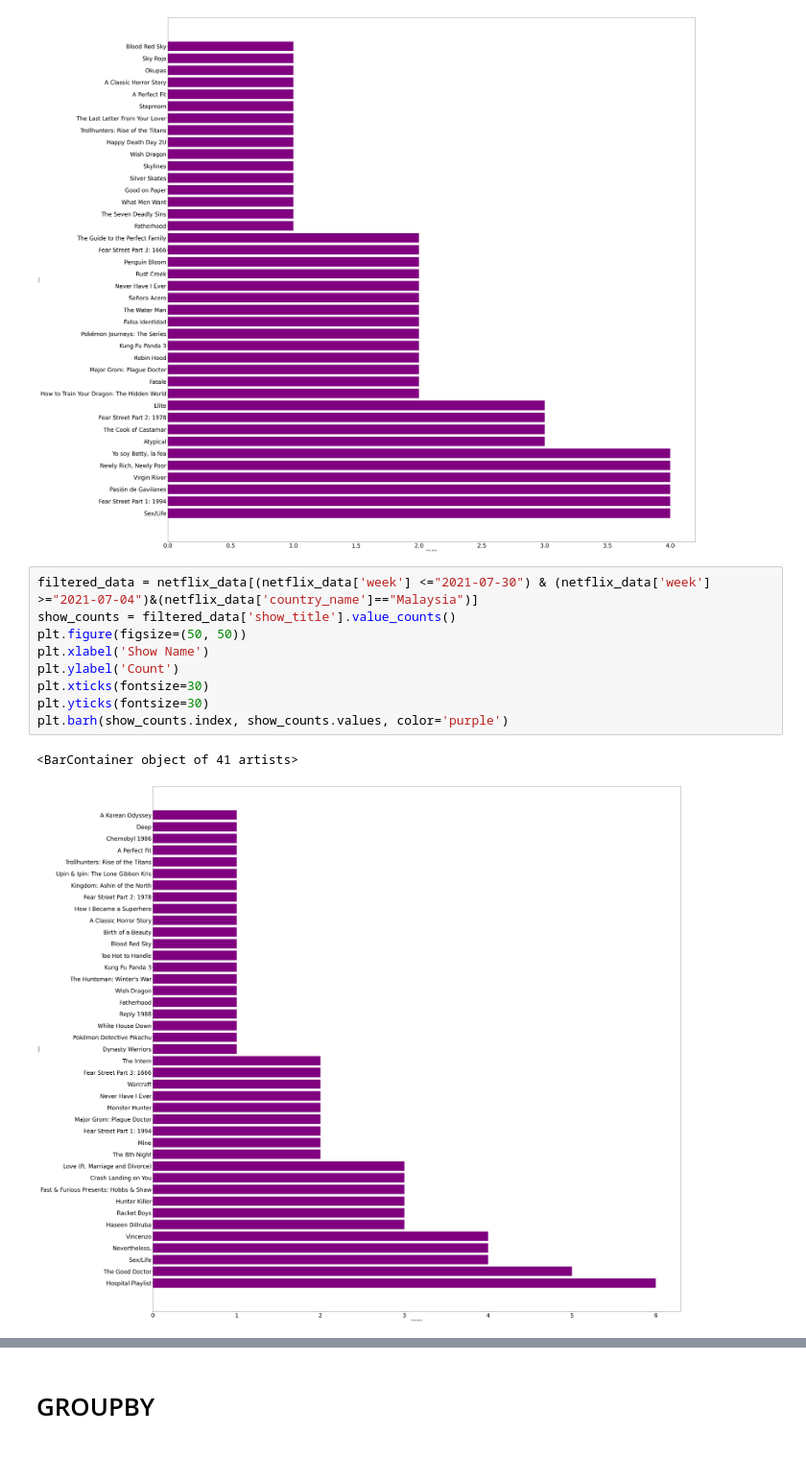
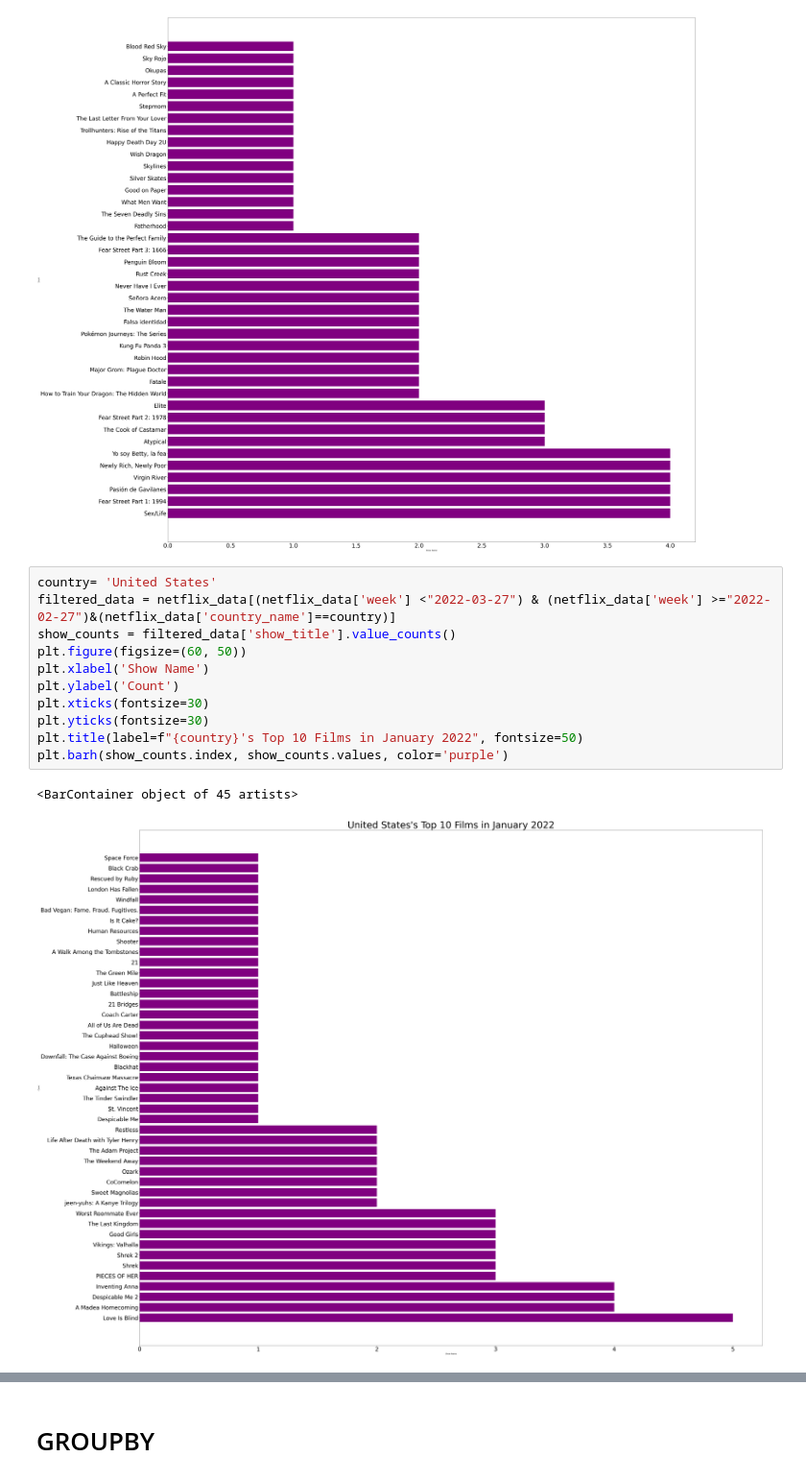
Before and after one commit to denyce-ng/CODE1161dataproject, a Jupyter notebook: project.ipynb, the cells around one changed output, grey strips where cells are left out. Shown at 96% size. Cells and saved outputs as stored; diff of their text form.

Commit message:
got australia's drama list, trying to find each country's and compare who likes drama the most

```diff
--- a/project.ipynb
+++ b/project.ipynb
@@ -148,14 +149,16 @@ plt.barh(show_counts.index, show_counts.values, color='purple')
 <BarContainer object of 40 artists>
 [figure]
 # %%
-filtered_data = netflix_data[(netflix_data['week'] <="2021-07-30") & (netflix_data['week'] >="2021-07-04")&(netflix_data['country_name']=="Malaysia")]
+country= 'United States'
+filtered_data = netflix_data[(netflix_data['week'] <"2022-03-27") & (netflix_data['week'] >="2022-02-27")&(netflix_data['country_name']==country)]
 show_counts = filtered_data['show_title'].value_counts()
-plt.figure(figsize=(50, 50))
+plt.figure(figsize=(60, 50))
 plt.xlabel('Show Name')
 plt.ylabel('Count')
 plt.xticks(fontsize=30)
 plt.yticks(fontsize=30)
+plt.title(label=f"{country}'s Top 10 Films in January 2022", fontsize=50)
 plt.barh(show_counts.index, show_counts.values, color='purple')
 # %% [output]
-<BarContainer object of 41 artists>
+<BarContainer object of 45 artists>
-[figure, old version]
+[figure, new version]
```
Also changed, not shown: parts of 13 cells of this notebook, 3 other files.
